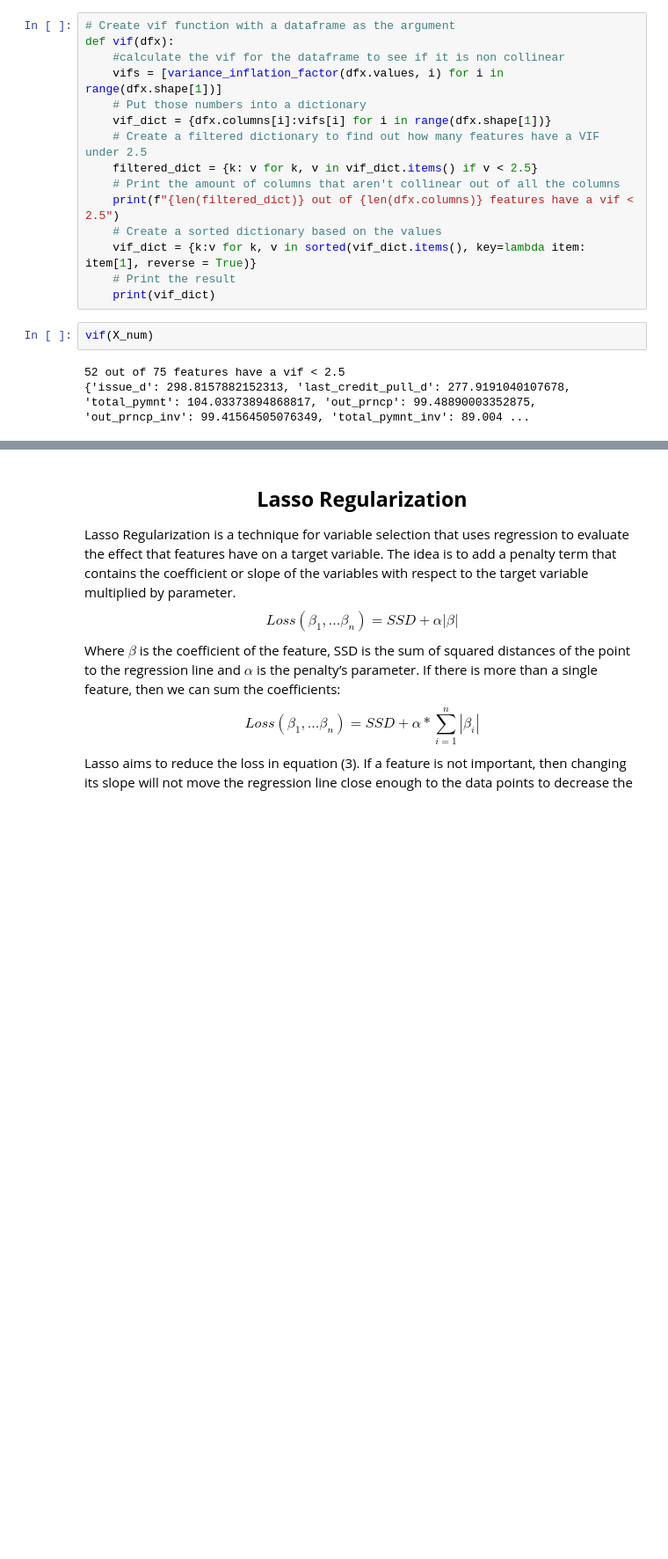
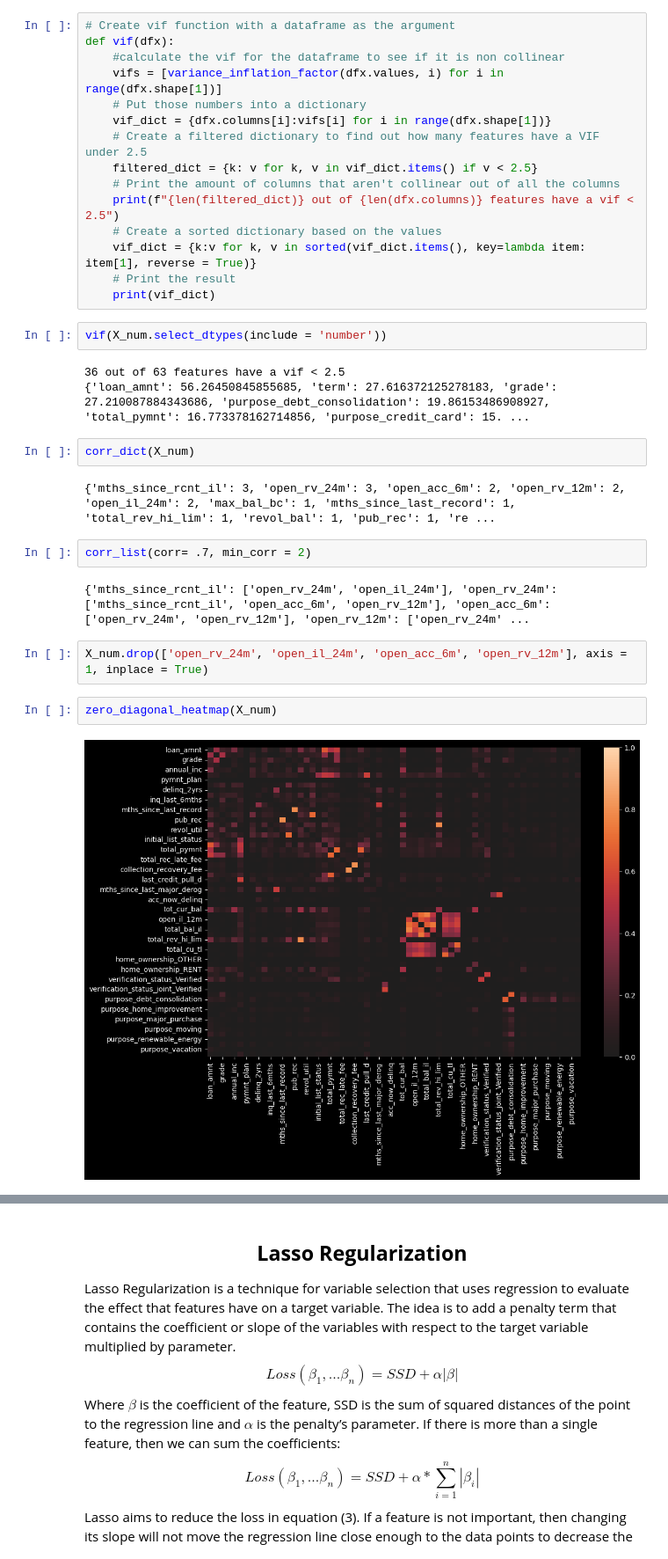
Before and after one commit to Jewdah18/Loan-Default-Risk, a Jupyter notebook: notebooks/Data Wrangling.ipynb, the cells around one changed output, grey strips where cells are left out. Shown at 88% size. Drawn from its saved outputs; the diff is of its cells as text; blank space fills up the shorter version.

```diff
--- a/notebooks/Data Wrangling.ipynb
+++ b/notebooks/Data Wrangling.ipynb
@@ -545,7 +524,21 @@ def vif(dfx):
     # Print the result
     print(vif_dict)
 # %%
-vif(X_num)
+vif(X_num.select_dtypes(include = 'number'))
 # %% [output]
-52 out of 75 features have a vif < 2.5
-{'issue_d': 298.8157882152313, 'last_credit_pull_d': 277.9191040107678, 'total_pymnt': 104.03373894868817, 'out_prncp': 99.48890003352875, 'out_prncp_inv': 99.41564505076349, 'total_pymnt_inv': 89.004 ...
+36 out of 63 features have a vif < 2.5
+{'loan_amnt': 56.26450845855685, 'term': 27.616372125278183, 'grade': 27.210087884343686, 'purpose_debt_consolidation': 19.86153486908927, 'total_pymnt': 16.773378162714856, 'purpose_credit_card': 15. ...
+# %%
+corr_dict(X_num)
+# %% [output]
+{'mths_since_rcnt_il': 3, 'open_rv_24m': 3, 'open_acc_6m': 2, 'open_rv_12m': 2, 'open_il_24m': 2, 'max_bal_bc': 1, 'mths_since_last_record': 1, 'total_rev_hi_lim': 1, 'revol_bal': 1, 'pub_rec': 1, 're ...
+# %%
+corr_list(corr= .7, min_corr = 2)
+# %% [output]
+{'mths_since_rcnt_il': ['open_rv_24m', 'open_il_24m'], 'open_rv_24m': ['mths_since_rcnt_il', 'open_acc_6m', 'open_rv_12m'], 'open_acc_6m': ['open_rv_24m', 'open_rv_12m'], 'open_rv_12m': ['open_rv_24m' ...
+# %%
+X_num.drop(['open_rv_24m', 'open_il_24m', 'open_acc_6m', 'open_rv_12m'], axis = 1, inplace = True)
+# %%
+zero_diagonal_heatmap(X_num)
+# %% [output]
+[figure, added]
```
Also changed, not shown: parts of 24 cells of this notebook.
